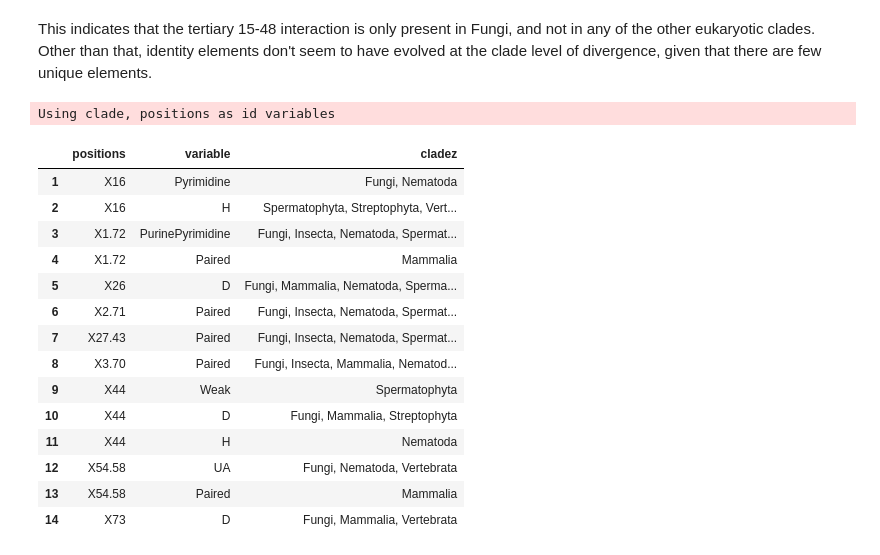
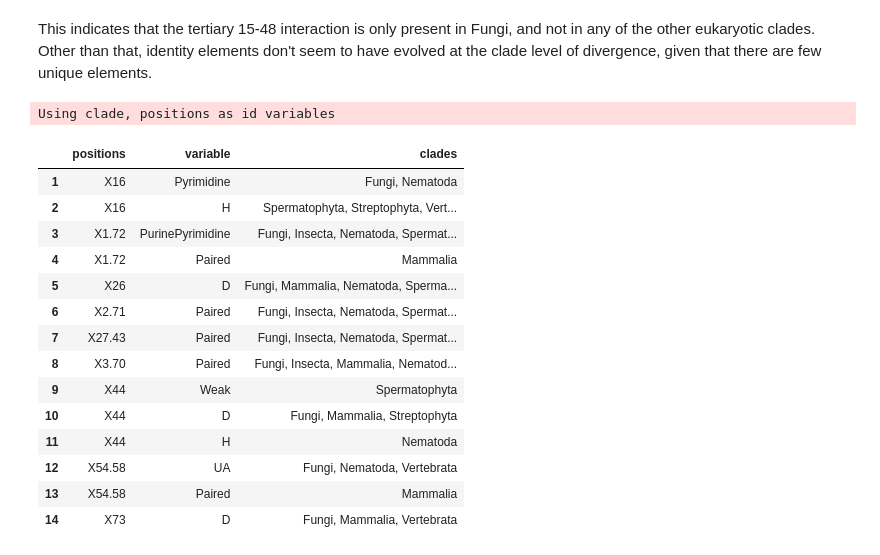
Before and after one commit to bylin/euk-features, a Jupyter notebook: notebooks/clade-freqs.ipynb, the cells around one changed output. Cells and saved outputs as stored; diff of their text form; code cells hidden in the pictures.

```diff
--- a/notebooks/clade-freqs.ipynb
+++ b/notebooks/clade-freqs.ipynb
@@ -200,18 +200,18 @@ This indicates that the tertiary 15-48 interaction is only present in Fungi, and
 # %%
 diverged = clade_freqs %>%
   melt %>%
   filter(value > 0.95) %>%
   group_by(clade, positions) %>% # remove duplicates
   filter(row_number(value) == 1) %>%
   group_by(positions) %>%
   filter(n() > 2 & n() != 7) %>%
   group_by(positions, variable) %>%
-  summarize(cladez=toString(clade)) %>%
+  summarize(clades=toString(clade)) %>%
   arrange(positions)
 diverged
 # %% [output]
 Using clade, positions as id variables
-|  | positions | variable | cladez |
+|  | positions | variable | clades |
 | 1 | X16 | Pyrimidine | Fungi, Nematoda |
 | 2 | X16 | H | Spermatophyta, Streptophyta, Vert... |
 | 3 | X1.72 | PurinePyrimidine | Fungi, Insecta, Nematoda, Spermat... |
```
